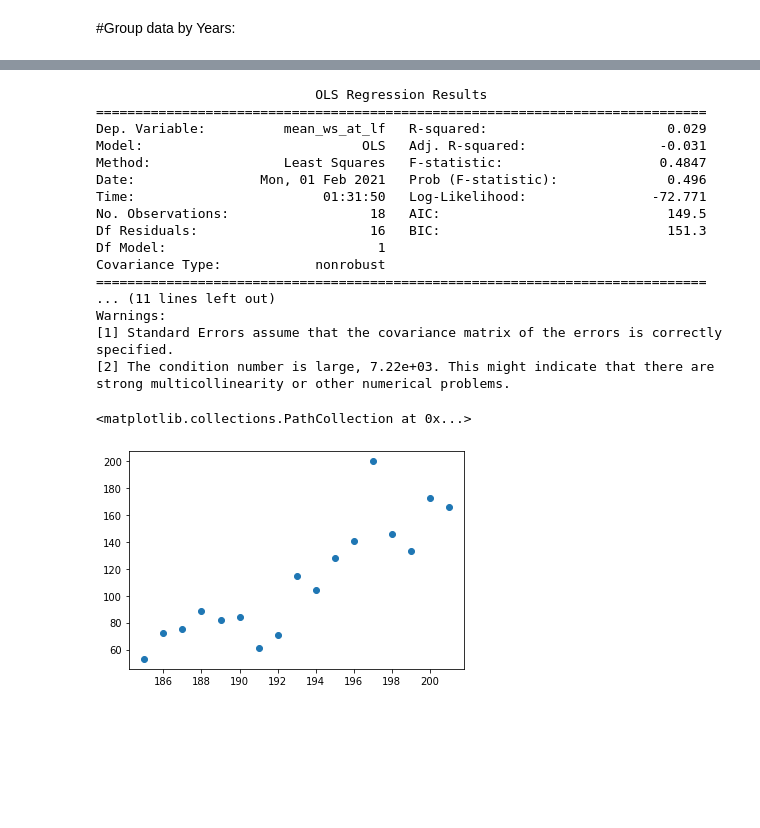
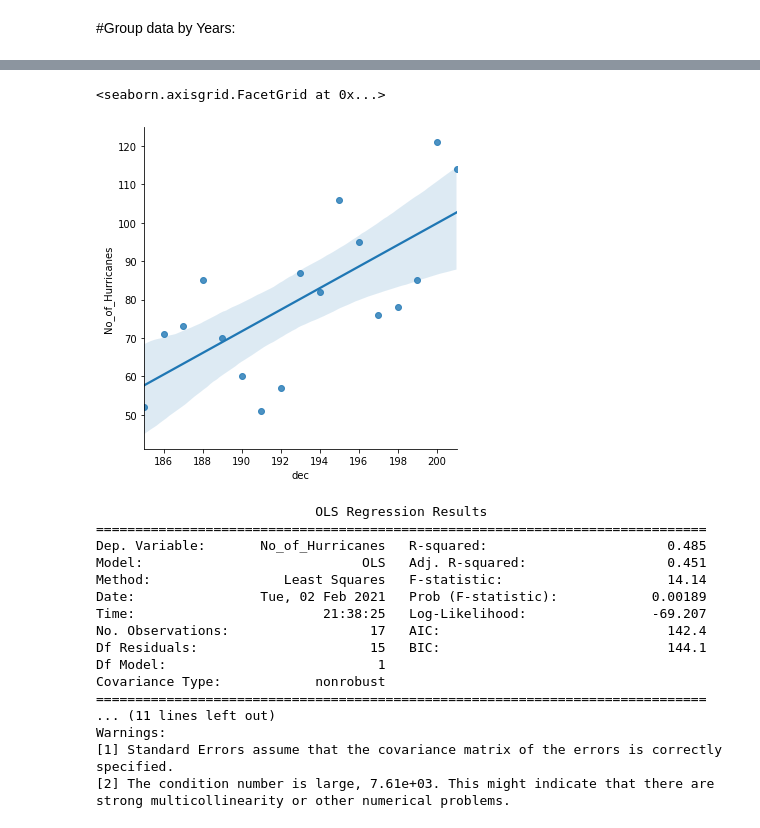
Before and after one commit to nicolascarva/HURDAT, a Jupyter notebook: Hurdat.ipynb, the cells around one changed output, grey strips where cells are left out. Saved outputs shown, nothing was run; the diff lists cells and outputs as text; code cells hidden in the pictures; blank space fills up the shorter version.

```diff
--- a/Hurdat.ipynb
+++ b/Hurdat.ipynb
@@ -325,28 +249,27 @@ sns.pairplot(df_dec)
+# %%
+sns.lmplot(x='dec', y='No_of_Hurricanes',data=df_dec, ci=95)
+# %% [output]
+<seaborn.axisgrid.FacetGrid at 0x...>
+[figure, added]
 # %%
-model=ols('mean_ws_at_lf ~ dec', df_dec).fit()
+from statsmodels.formula.api import ols
+model=ols('No_of_Hurricanes ~ dec', data=df_dec).fit()
 print(model.summary())
 # %% [output]
                             OLS Regression Results
 ==============================================================================
-Dep. Variable:          mean_ws_at_lf   R-squared:                       0.029
-Model:                            OLS   Adj. R-squared:                 -0.031
-Method:                 Least Squares   F-statistic:                    0.4847
-Date:                Mon, 01 Feb 2021   Prob (F-statistic):              0.496
-Time:                        01:31:50   Log-Likelihood:                -72.771
-No. Observations:                  18   AIC:                             149.5
-Df Residuals:                      16   BIC:                             151.3
+Dep. Variable:       No_of_Hurricanes   R-squared:                       0.485
+Model:                            OLS   Adj. R-squared:                  0.451
+Method:                 Least Squares   F-statistic:                     14.14
+Date:                Tue, 02 Feb 2021   Prob (F-statistic):            0.00189
+Time:                        21:38:25   Log-Likelihood:                -69.207
+No. Observations:                  17   AIC:                             142.4
+Df Residuals:                      15   BIC:                             144.1
 Df Model:                           1
 Covariance Type:            nonrobust
 ==============================================================================
 ... (11 lines left out)
 Warnings:
 [1] Standard Errors assume that the covariance matrix of the errors is correctly specified.
-[2] The condition number is large, 7.22e+03. This might indicate that there are
+[2] The condition number is large, 7.61e+03. This might indicate that there are
 strong multicollinearity or other numerical problems.
-# %%
-import matplotlib.pyplot as plt
-
-plt.scatter(df_dec['dec'], df_dec['No_of_Hurricanes'])
-# %% [output]
-<matplotlib.collections.PathCollection at 0x...>
-[figure, removed]
```
Also changed, not shown: parts of 20 cells of this notebook.
